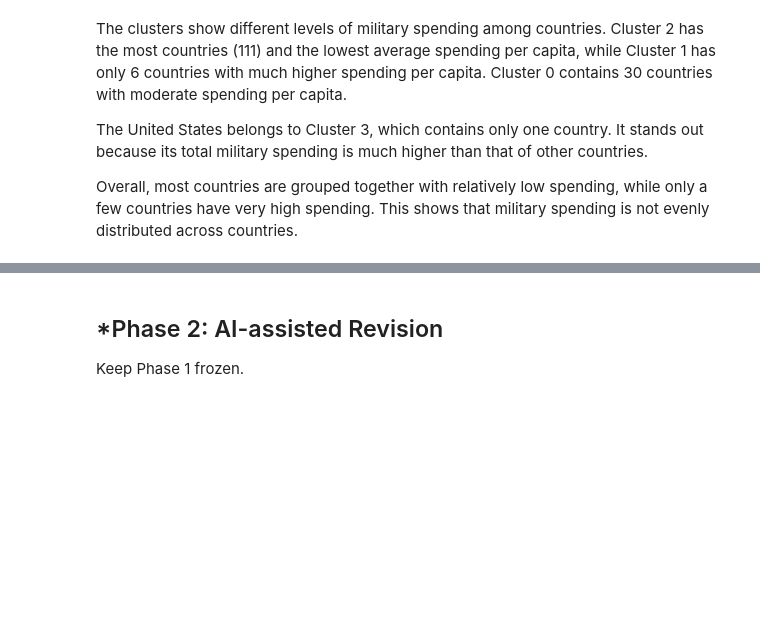
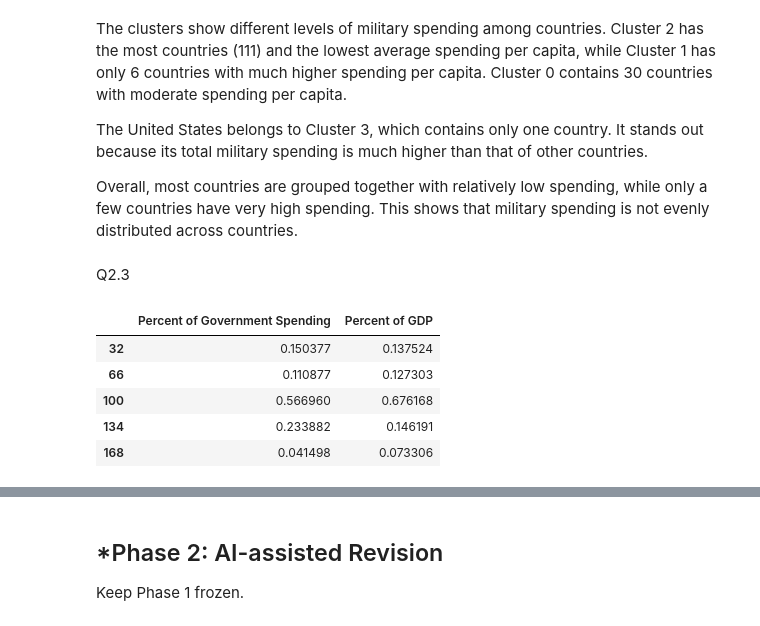
Before and after one commit to raffaellaalpaca-ai/A04-clustering, a Jupyter notebook: notebook.ipynb, the cells around one changed output, grey strips where cells are left out. Drawn from its saved outputs; the diff is of its cells as text; code cells hidden in the pictures; blank space fills up the shorter version.

```diff
--- a/notebook.ipynb
+++ b/notebook.ipynb
@@ -352,3 +352,17 @@ The clusters show different levels of military spending among countries. Cluster
 The United States belongs to Cluster 3, which contains only one country. It stands out because its total military spending is much higher than that of other countries.
 
 Overall, most countries are grouped together with relatively low spending, while only a few countries have very high spending. This shows that military spending is not evenly distributed across countries.
+# %% [markdown]
+Q2.3
+# %%
+#min-max normalization for Q2.3
+X2 = df2020[['Percent of Government Spending', 'Percent of GDP']]
+X2_scaled = (X2 - X2.min()) / (X2.max() - X2.min())
+X2_scaled.head()
+# %% [output]
+|  | Percent of Government Spending | Percent of GDP |
+| 32 | 0.150377 | 0.137524 |
+| 66 | 0.110877 | 0.127303 |
+| 100 | 0.566960 | 0.676168 |
+| 134 | 0.233882 | 0.146191 |
+| 168 | 0.041498 | 0.073306 |
```
Also changed, not shown: parts of 2 cells of this notebook.
